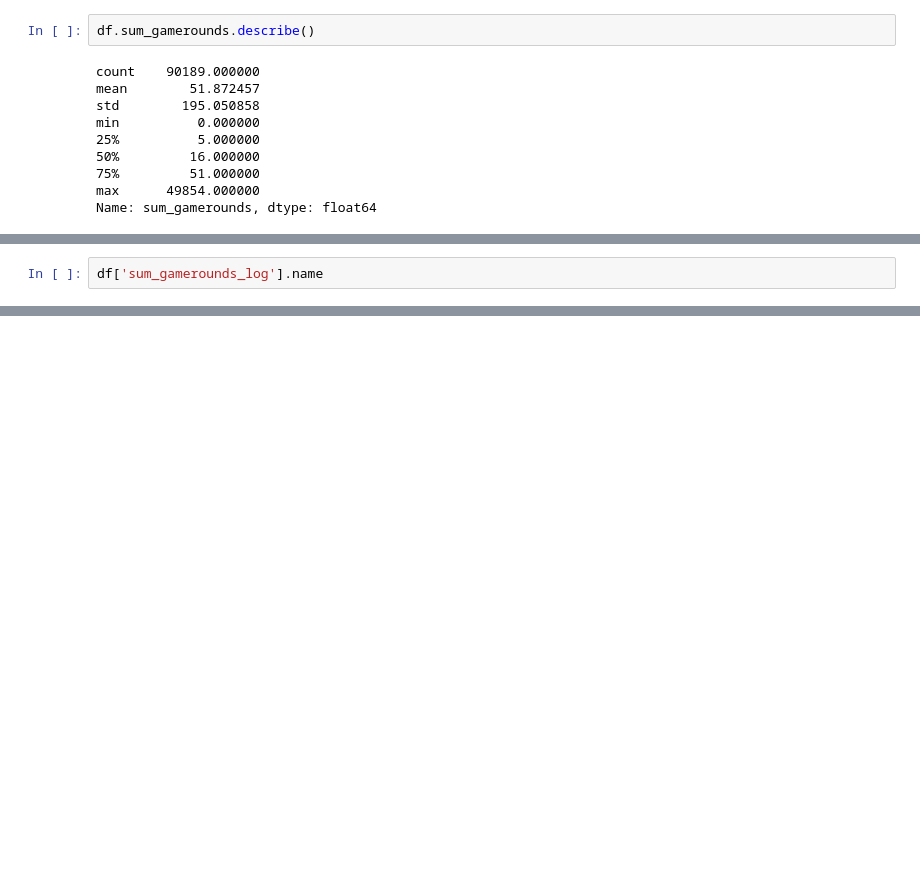
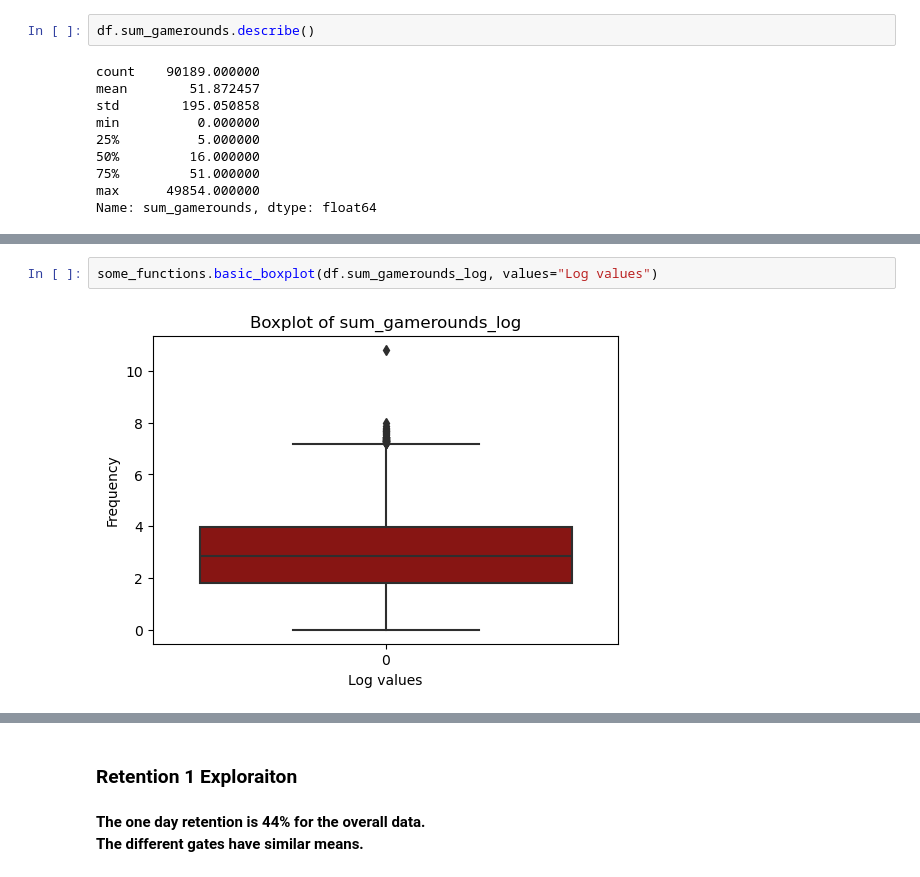
Before and after one commit to Lughaidh-w/AB-Testing-Cookie-Cats, a Jupyter notebook: notebooks/ab-testing-cookie-cats.ipynb, the cells around one changed output, grey strips where cells are left out. Saved outputs shown, nothing was run; the diff lists cells and outputs as text; blank space fills up the shorter version.

```diff
--- a/notebooks/ab-testing-cookie-cats.ipynb
+++ b/notebooks/ab-testing-cookie-cats.ipynb
@@ -110,3 +119,4 @@ some_functions.basic_histo(df.sum_gamerounds_log, bins=20)
 # %%
-df['sum_gamerounds_log'].name
+some_functions.basic_boxplot(df.sum_gamerounds_log, values="Log values")
 # %% [output]
+[figure, added]
@@ -113,0 +124,5 @@ df['sum_gamerounds_log'].name
+# %% [markdown]
+### <b>Retention 1 Exploraiton
+# %% [markdown]
+<b>The one day retention is 44% for the overall data.<br>
+<b>The different gates have similar means.
```
Also changed, not shown: parts of 20 cells of this notebook, 2 other files.
